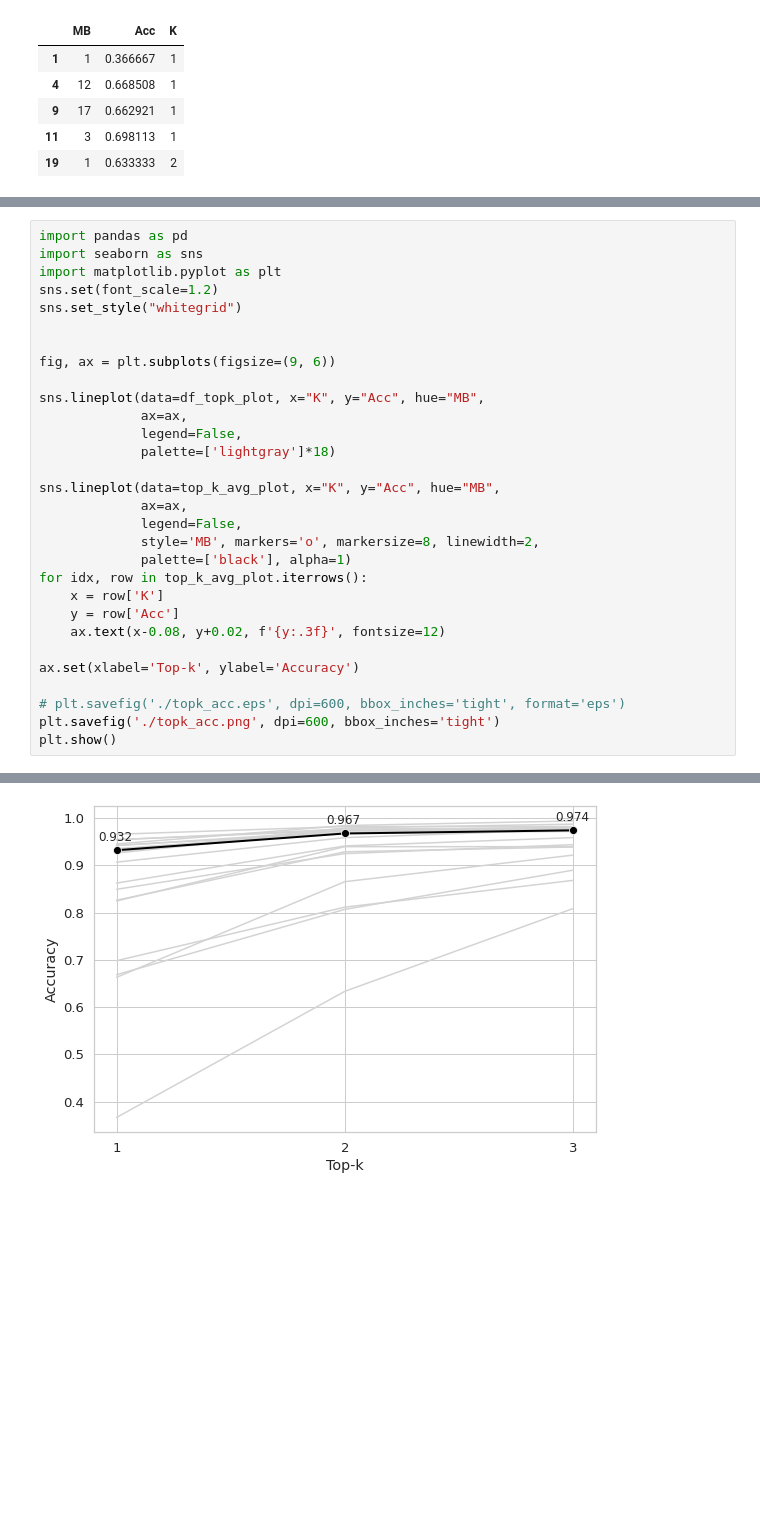
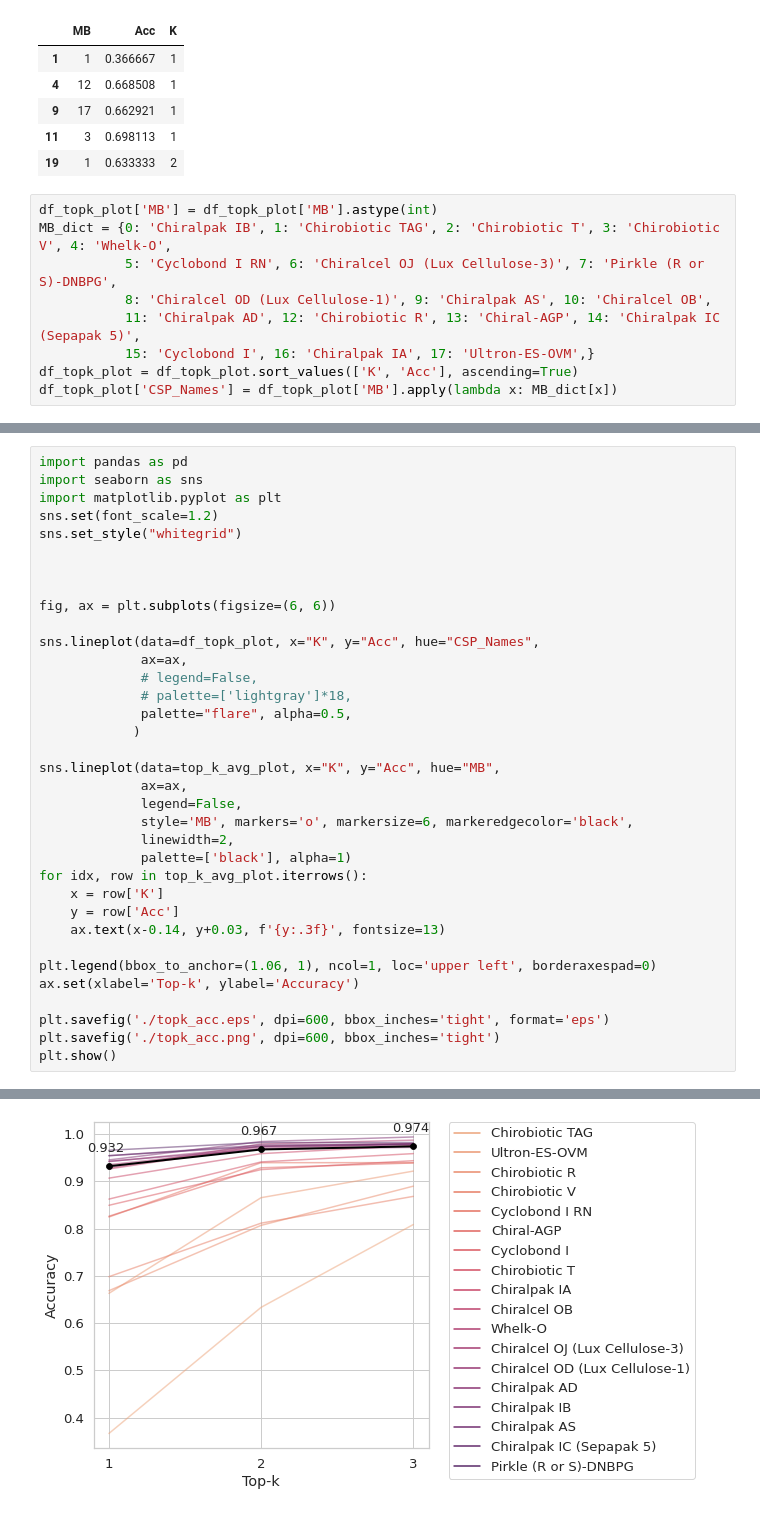
Before and after one commit to JosieHong/3DMolCSP, a Jupyter notebook: data/results_topk.ipynb, the cells around one changed output, grey strips where cells are left out. Cells and saved outputs as stored; diff of their text form; blank space fills up the shorter version.

```diff
--- a/data/results_topk.ipynb
+++ b/data/results_topk.ipynb
@@ -324,3 +325,12 @@ df_topk_plot[df_topk_plot['Acc']<0.8]
 | 9 | 17 | 0.662921 | 1 |
 | 11 | 3 | 0.698113 | 1 |
 | 19 | 1 | 0.633333 | 2 |
+# %%
+df_topk_plot['MB'] = df_topk_plot['MB'].astype(int)
+MB_dict = {0: 'Chiralpak IB', 1: 'Chirobiotic TAG', 2: 'Chirobiotic T', 3: 'Chirobiotic V', 4: 'Whelk-O',
+           5: 'Cyclobond I RN', 6: 'Chiralcel OJ (Lux Cellulose-3)', 7: 'Pirkle (R or S)-DNBPG',
+           8: 'Chiralcel OD (Lux Cellulose-1)', 9: 'Chiralpak AS', 10: 'Chiralcel OB',
+           11: 'Chiralpak AD', 12: 'Chirobiotic R', 13: 'Chiral-AGP', 14: 'Chiralpak IC (Sepapak 5)',
+           15: 'Cyclobond I', 16: 'Chiralpak IA', 17: 'Ultron-ES-OVM',}
+df_topk_plot = df_topk_plot.sort_values(['K', 'Acc'], ascending=True)
+df_topk_plot['CSP_Names'] = df_topk_plot['MB'].apply(lambda x: MB_dict[x])
@@ -332,26 +389,31 @@ sns.set(font_scale=1.2)
 sns.set_style("whitegrid")
 
 
-fig, ax = plt.subplots(figsize=(9, 6))
 
-sns.lineplot(data=df_topk_plot, x="K", y="Acc", hue="MB",
+fig, ax = plt.subplots(figsize=(6, 6))
+
+sns.lineplot(data=df_topk_plot, x="K", y="Acc", hue="CSP_Names",
              ax=ax,
-             legend=False,
-             palette=['lightgray']*18)
+             # legend=False,
+             # palette=['lightgray']*18,
+             palette="flare", alpha=0.5,
+            )
 
 sns.lineplot(data=top_k_avg_plot, x="K", y="Acc", hue="MB",
              ax=ax,
              legend=False,
-             style='MB', markers='o', markersize=8, linewidth=2,
+             style='MB', markers='o', markersize=6, markeredgecolor='black',
+             linewidth=2,
              palette=['black'], alpha=1)
 for idx, row in top_k_avg_plot.iterrows():
     x = row['K']
     y = row['Acc']
-    ax.text(x-0.08, y+0.02, f'{y:.3f}', fontsize=12)
+    ax.text(x-0.14, y+0.03, f'{y:.3f}', fontsize=13)
 
+plt.legend(bbox_to_anchor=(1.06, 1), ncol=1, loc='upper left', borderaxespad=0)
 ax.set(xlabel='Top-k', ylabel='Accuracy')
 
-# plt.savefig('./topk_acc.eps', dpi=600, bbox_inches='tight', format='eps')
+plt.savefig('./topk_acc.eps', dpi=600, bbox_inches='tight', format='eps')
 plt.savefig('./topk_acc.png', dpi=600, bbox_inches='tight')
 plt.show()
 # %% [output]
@@ -358 +421 @@ plt.show()
-[figure, old version]
+[figure, new version]
```
Also changed, not shown: parts of 10 cells of this notebook, 33 other files.
